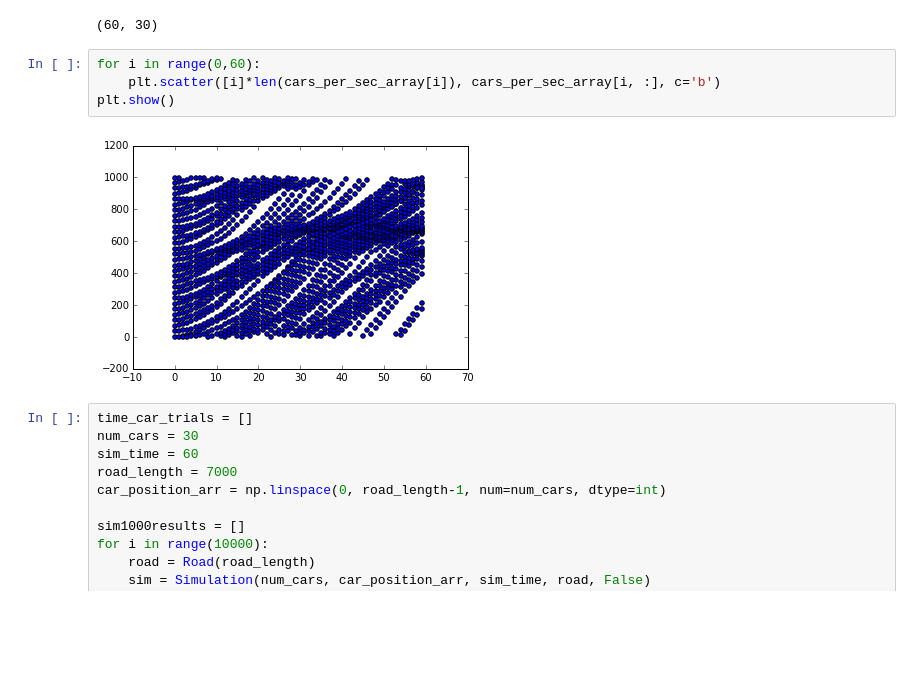
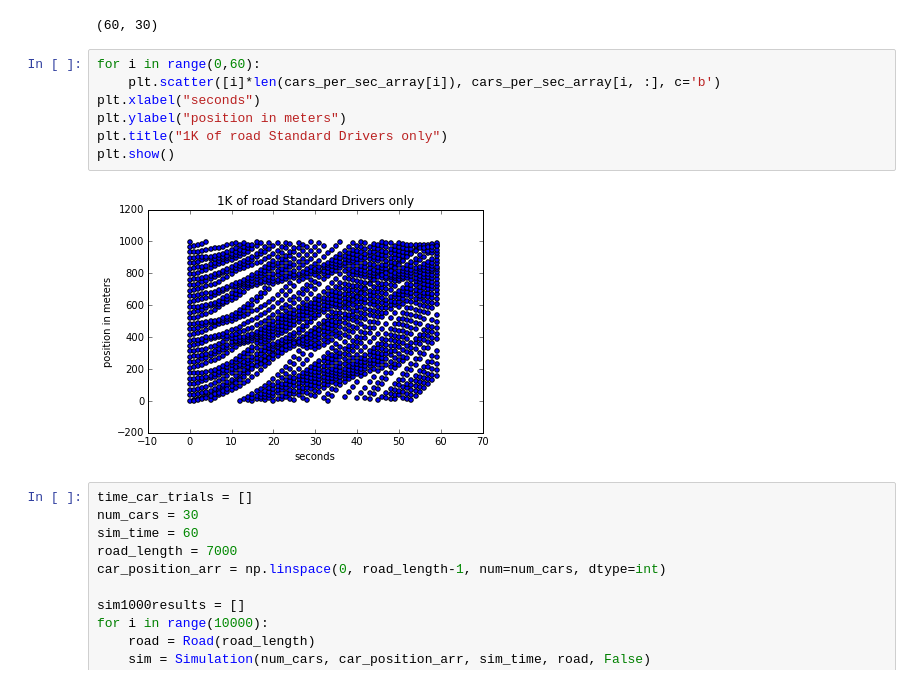
Before and after one commit to traciarms/traffic-simulation, a Jupyter notebook: traffic-simulations.ipynb, the cells around one changed output. Cells and saved outputs as stored; diff of their text form; blank space fills up the shorter version.

Commit message:
combined the two notebooks and added labels to the graphs

```diff
--- a/traffic-simulations.ipynb
+++ b/traffic-simulations.ipynb
@@ -35,9 +35,12 @@ np.shape(cars_per_sec_array)
 # %%
 for i in range(0,60):
     plt.scatter([i]*len(cars_per_sec_array[i]), cars_per_sec_array[i, :], c='b')
+plt.xlabel("seconds")
+plt.ylabel("position in meters")
+plt.title("1K of road Standard Drivers only")
 plt.show()
 # %% [output]
-[figure, old version]
+[figure, new version]
 # %%
 time_car_trials = []
 num_cars = 30
```
Also changed, not shown: parts of 9 cells of this notebook.
